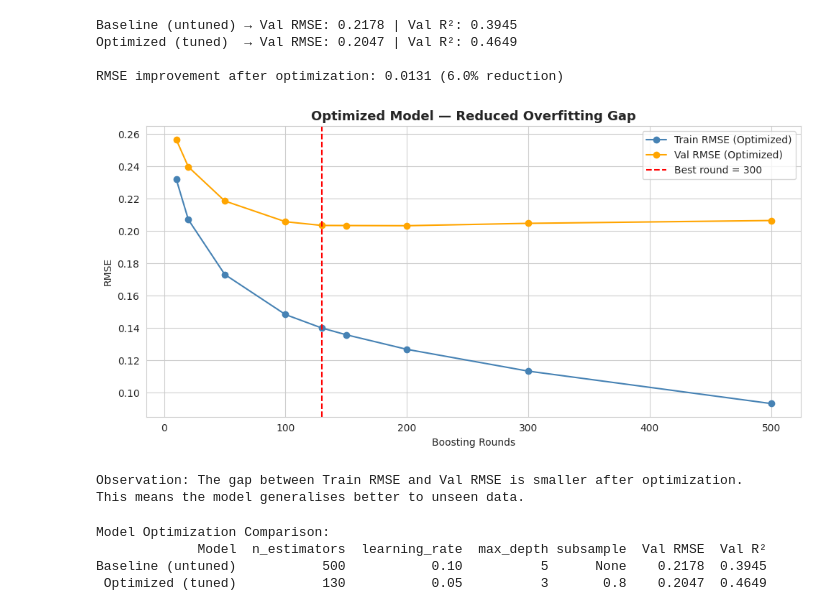
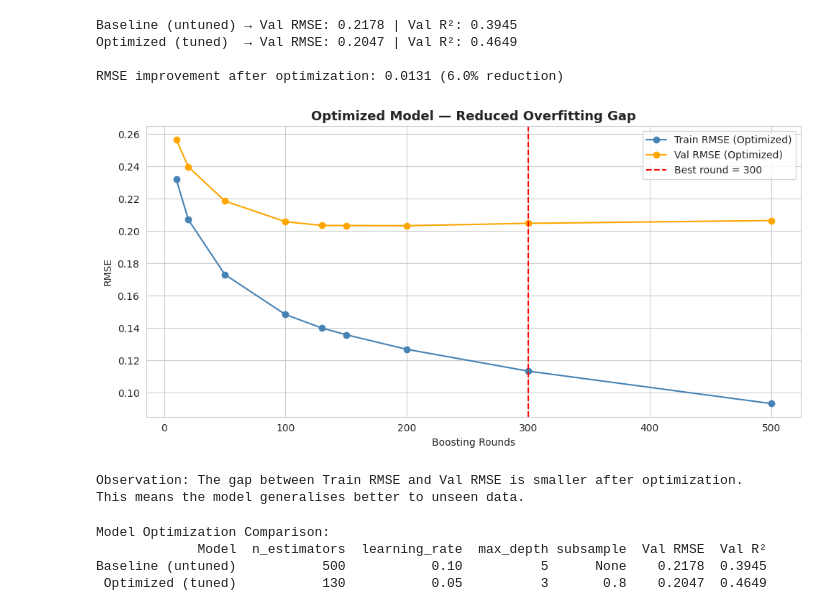
Before and after one commit to chrisandrachristopher12-max/IMDB-Movie-Rating-Predictions-Group-10, a Jupyter notebook: IMDB_Movie_Rating_Prediction Pipeline.ipynb, the cells around one changed output. Saved outputs shown, nothing was run; the diff lists cells and outputs as text; code cells hidden in the pictures.

```diff
--- a/IMDB_Movie_Rating_Prediction Pipeline.ipynb
+++ b/IMDB_Movie_Rating_Prediction Pipeline.ipynb
@@ -690,35 +690,35 @@ history_opt = []
 
 for n in estimator_values:
     m = GradientBoostingRegressor(
         n_estimators=n, learning_rate=0.05,
         max_depth=3, subsample=0.8, min_samples_leaf=5,
         random_state=RANDOM_STATE
     )
     m.fit(X_train_processed, y_train)
     train_rmse = mean_squared_error(y_train, m.predict(X_train_processed)) ** 0.5
     val_rmse   = mean_squared_error(y_val,   m.predict(X_val_processed))   ** 0.5
     history_opt.append({'Boosting Rounds': n, 'Train RMSE': train_rmse, 'Val RMSE': val_rmse})
 
 opt_df = pd.DataFrame(history_opt)
 
 plt.figure(figsize=(10, 5))
 plt.plot(opt_df['Boosting Rounds'], opt_df['Train RMSE'],
          marker='o', label='Train RMSE (Optimized)', color='steelblue')
 plt.plot(opt_df['Boosting Rounds'], opt_df['Val RMSE'],
          marker='o', label='Val RMSE (Optimized)', color='orange')
-plt.axvline(130, color='red', linestyle='--', label='Best round = 300')
+plt.axvline(300, color='red', linestyle='--', label='Best round = 300')
 plt.title('Optimized Model — Reduced Overfitting Gap', fontsize=13, fontweight='bold')
 plt.xlabel('Boosting Rounds')
 plt.ylabel('RMSE')
 plt.legend()
 plt.grid(True)
 plt.tight_layout()
 plt.show()
 
 print('Observation: The gap between Train RMSE and Val RMSE is smaller after optimization.')
 print('This means the model generalises better to unseen data.')
 # %% [output]
-[figure, old version]
+[figure, new version]
 Observation: The gap between Train RMSE and Val RMSE is smaller after optimization.
 This means the model generalises better to unseen data.
 # %%
```
